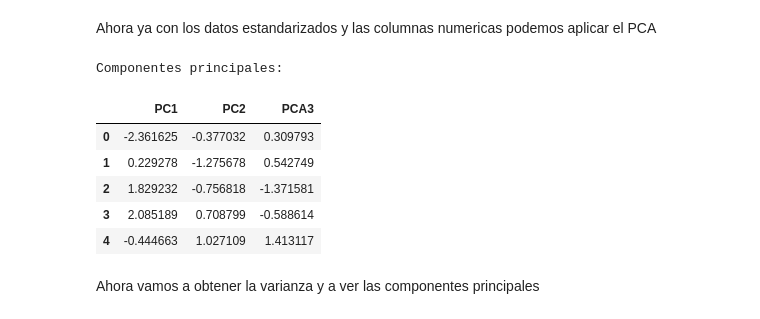
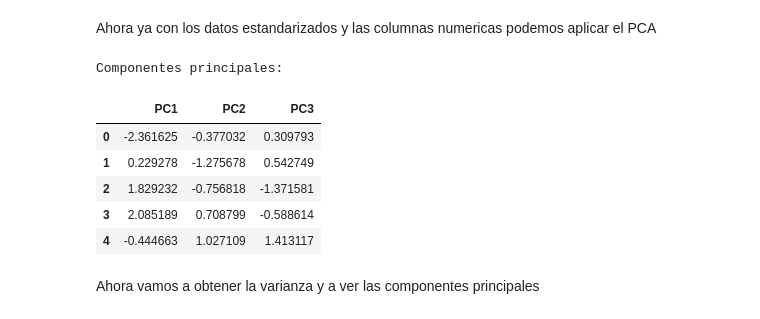
Before and after one commit to pelahumi/Segmentacion-clientes, a Jupyter notebook: cluster_anal.ipynb, the cells around one changed output. Cells and saved outputs as stored; diff of their text form; code cells hidden in the pictures.

```diff
--- a/cluster_anal.ipynb
+++ b/cluster_anal.ipynb
@@ -152,21 +152,21 @@ Ahora ya con los datos estandarizados y las columnas numericas podemos aplicar e
 # %%
 # Inicializar PCA con 2 componentes
 pca = PCA(n_components=3)
 
 # Ajustar PCA a los datos estandarizados y transformar los datos
 principal_components = pca.fit_transform(X_scaled)
 
 # Crear un DataFrame con las componentes principales
-pca_df = pd.DataFrame(data=principal_components, columns=['PC1', 'PC2', 'PCA3'])
+pca_df = pd.DataFrame(data=principal_components, columns=['PC1', 'PC2', 'PC3'])
 
 # No hay una columna 'Class', así que no la concatenamos
 final_df = pca_df
 
 print("\nComponentes principales:")
 final_df.head()
 # %% [output]
 Componentes principales:
-|  | PC1 | PC2 | PCA3 |
+|  | PC1 | PC2 | PC3 |
 | 0 | -2.361625 | -0.377032 | 0.309793 |
 | 1 | 0.229278 | -1.275678 | 0.542749 |
 | 2 | 1.829232 | -0.756818 | -1.371581 |
```
Also changed, not shown: parts of 5 cells of this notebook.
